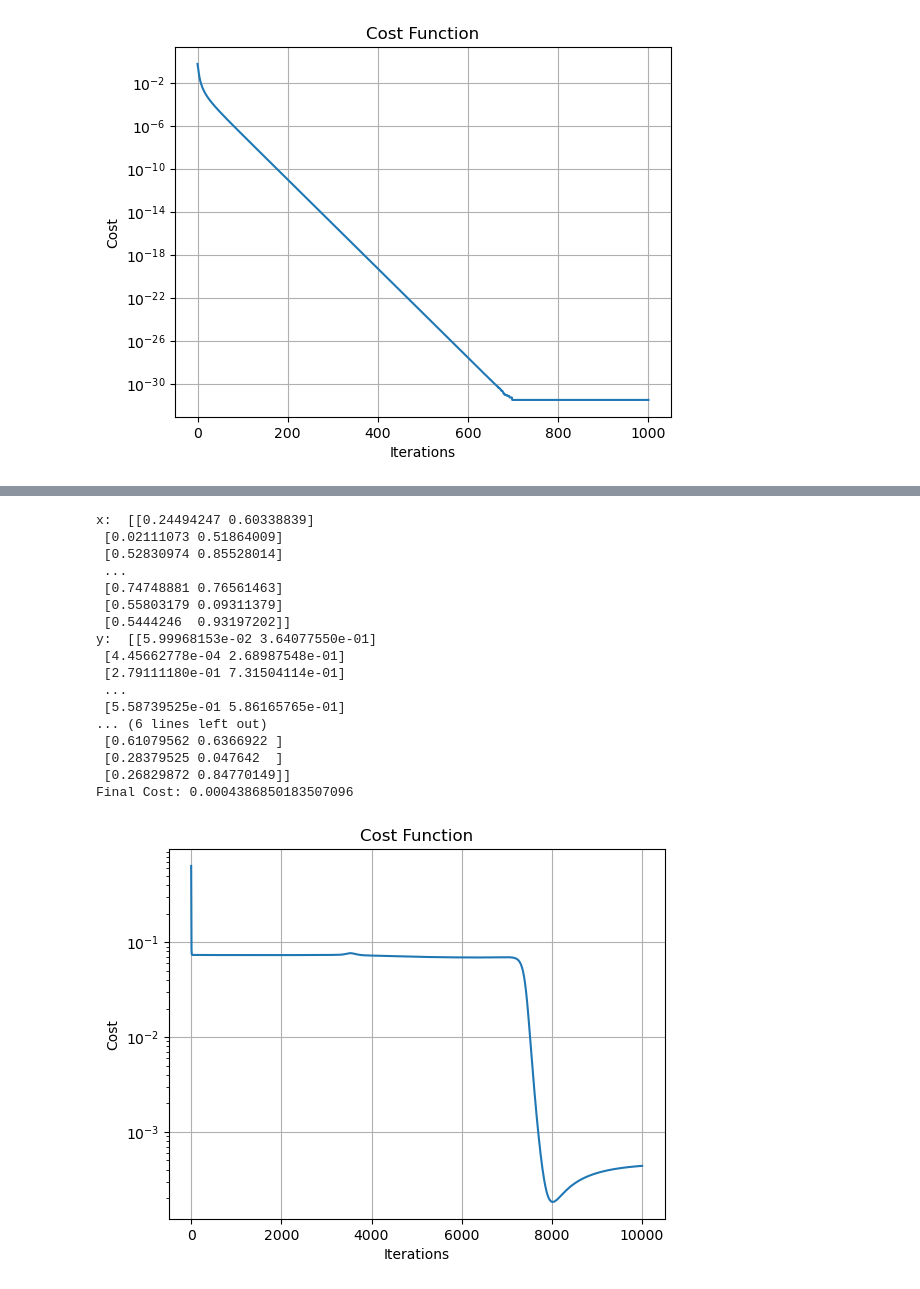
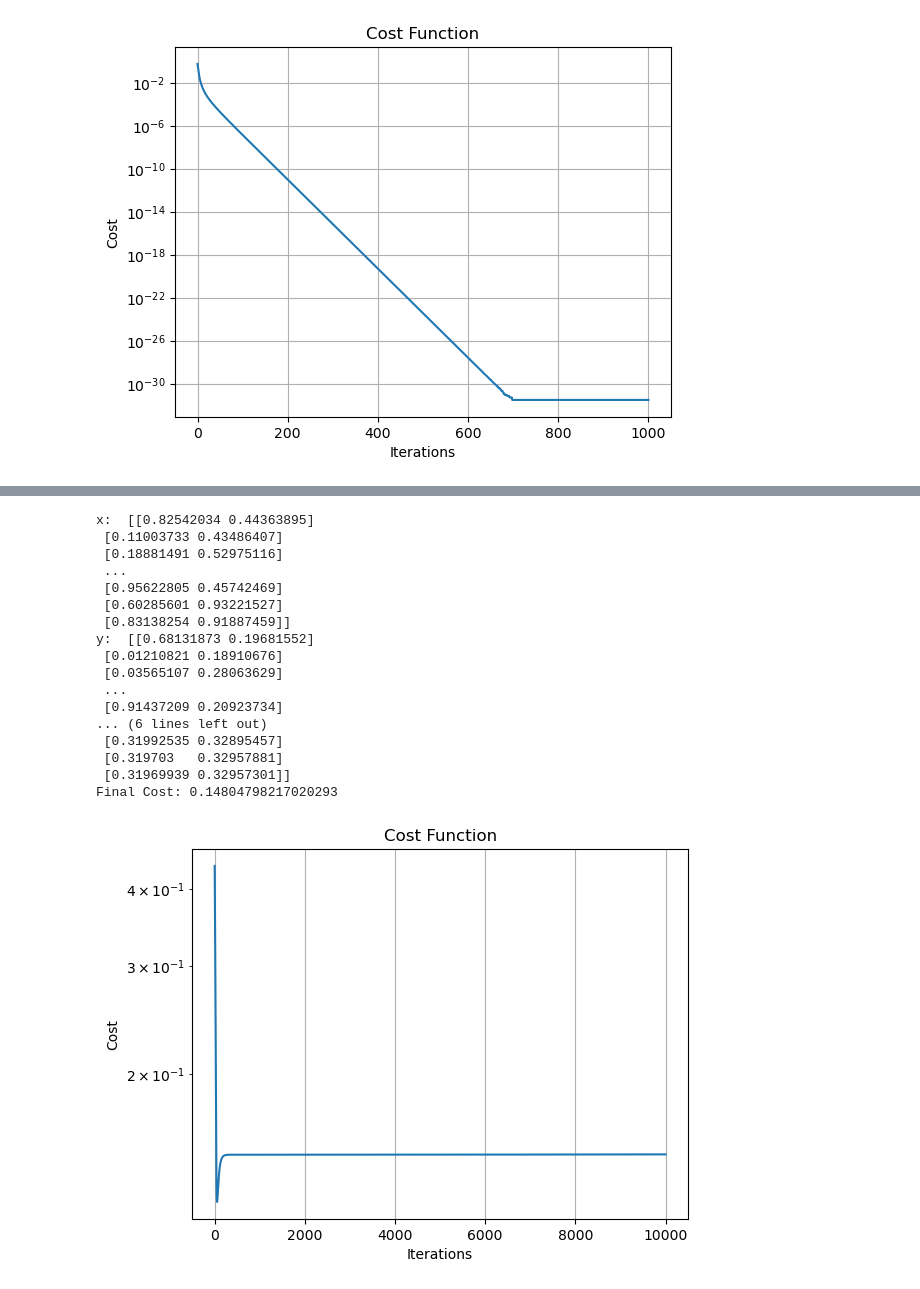
Before and after one commit to Stepheng753/MathProjects, a Jupyter notebook: NumberRecognition/version4.0/MultInputHidden.ipynb, the cells around one changed output, grey strips where cells are left out. Cells and saved outputs as stored; diff of their text form; code cells hidden in the pictures.

```diff
--- a/NumberRecognition/version4.0/MultInputHidden.ipynb
+++ b/NumberRecognition/version4.0/MultInputHidden.ipynb
@@ -13,9 +13,8 @@ def sigmoid(x):
     return 1 / (1 + np.exp(-x))
 
 def sigmoid_derivative(x):
-    for i in range(len(x)):
-        x[i] = sigmoid(x[i]) * (1 - sigmoid(x[i]))
-    return x
+    a = sigmoid(x)
+    return a * (1 - a)
 # %%
 def row(list):
     return np.array(list).reshape(1, -1)
@@ -30,7 +29,7 @@ def c(a, y):
     return sum(((a - y) ** 2)[0])
 
 def dc_da(a, y):
-    return 2 * (a - y)
+    return 2 * (a - y) / a.shape[0]
 # %%
 def forward(x, w_list, b_list, y):
     z_list = [0 for _ in range(len(w_list))]
@@ -45,18 +44,14 @@ def backward(x, w_list, b_list, y, learning_rate=0.1):
     z_list, a_list, c_value = forward(x, w_list, b_list, y)
     dc_dw = [0 for _ in range(len(w_list))]
     dc_db = [0 for _ in range(len(b_list))]
-    delta = 1
-    dz_da_list = w_list[1:] +  [dc_da(a_list[-1], y)]
-    da_dz_list = sigmoid_derivative(z_list)
-    dz_dw_list = a_list[:-1]
+
+    delta = dc_da(a_list[-1], y) * sigmoid_derivative(z_list[-1])
 
     for i in range(len(w_list) - 1, -1, -1):
-        if i == len(w_list) - 1:
-            delta = dz_da_list[i] * da_dz_list[i]
-        else:
-            delta = (delta @ dz_da_list[i].T) * da_dz_list[i]
-        dc_dw[i] = dz_dw_list[i].T @ delta
-        dc_db[i] = np.sum(delta, axis=0, keepdims=True).reshape(1, -1)
+        dc_dw[i] = a_list[i].T @ delta
+        dc_db[i] = np.sum(delta, axis=0, keepdims=True)
+        if i != 0:
+            delta = (delta @ w_list[i].T) * sigmoid_derivative(z_list[i - 1])
 
     for i in range(len(w_list)):
         w_list[i] -= learning_rate * dc_dw[i]
@@ -126,28 +121,28 @@ Final Cost: 2.046078700379569e-10
 # %%
 sizes = [2, 2, 3, 2]
 x, w_list, b_list, y, alpha = makeInputs(sizes, 1000)
 y = x**2
 
-hidden(x, w_list, b_list, y, .001, iters=10000, graph=True)
+hidden(x, w_list, b_list, y, .1, iters=10000, graph=True)
 # %% [output]
-x:  [[0.24494247 0.60338839]
- [0.02111073 0.51864009]
- [0.52830974 0.85528014]
+x:  [[0.82542034 0.44363895]
+ [0.11003733 0.43486407]
+ [0.18881491 0.52975116]
  ...
- [0.74748881 0.76561463]
- [0.55803179 0.09311379]
- [0.5444246  0.93197202]]
-y:  [[5.99968153e-02 3.64077550e-01]
- [4.45662778e-04 2.68987548e-01]
- [2.79111180e-01 7.31504114e-01]
+ [0.95622805 0.45742469]
+ [0.60285601 0.93221527]
+ [0.83138254 0.91887459]]
+y:  [[0.68131873 0.19681552]
+ [0.01210821 0.18910676]
+ [0.03565107 0.28063629]
  ...
- [5.58739525e-01 5.86165765e-01]
+ [0.91437209 0.20923734]
 ... (6 lines left out)
- [0.61079562 0.6366922 ]
- [0.28379525 0.047642  ]
- [0.26829872 0.84770149]]
-Final Cost: 0.0004386850183507096
+ [0.31992535 0.32895457]
+ [0.319703   0.32957881]
+ [0.31969939 0.32957301]]
+Final Cost: 0.14804798217020293
-[figure, old version]
+[figure, new version]
 # %%
 x = np.array([[0.1, 0.2], [0.3, 0.4], [0.5, 0.6]])
 y = x **2
```
Also changed, not shown: parts of 5 cells of this notebook.
